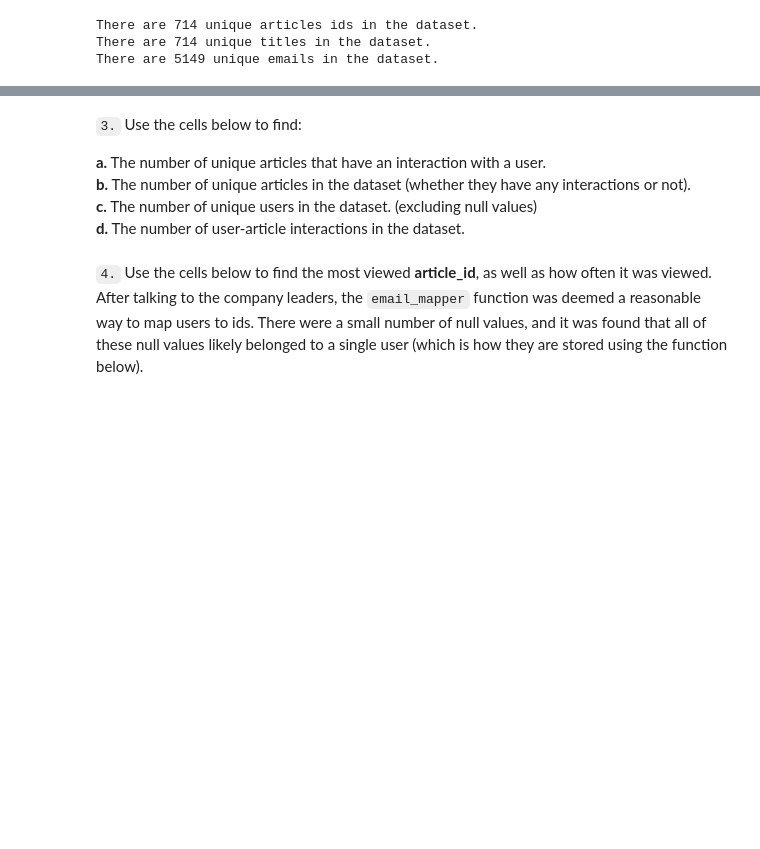
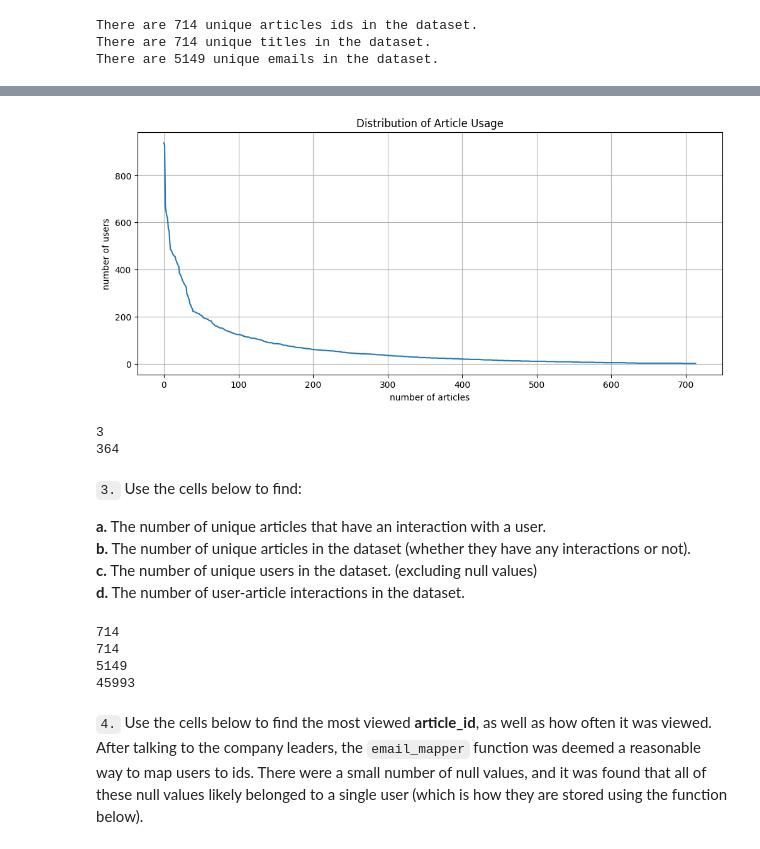
Before and after one commit to maxtschochner/dsnd-recommendation-systems-project, a Jupyter notebook: starter/Recommendations_with_IBM.ipynb, the cells around one changed output, grey strips where cells are left out. Cells and saved outputs as stored; diff of their text form; code cells hidden in the pictures; blank space fills up the shorter version.

```diff
--- a/starter/Recommendations_with_IBM.ipynb
+++ b/starter/Recommendations_with_IBM.ipynb
@@ -130,0 +137,6 @@ Text(0, 0.5, 'Number of Articles')
+# %%
+# Create a plot of the number of times each article was read
+
+article_read_count = df.groupby('article_id')['email'].count()
+article_read_count = article_read_count.sort_values(ascending=False)
+article_read_count.head()
@@ -131,7 +151,10 @@ Text(0, 0.5, 'Number of Articles')
 # %%
-# Create a plot of the number of articles read by each user
-
+fig, ax = plt.subplots(1,1, figsize=(12, 5))
+ax.plot(article_read_count.values)
 plt.xlabel('number of articles')
 plt.ylabel('number of users')
-plt.title('Number of Users Reading Articles')
+plt.title('Distribution of Article Usage')
+plt.grid()
 plt.show()
+# %% [output]
+[figure, added]
@@ -145,8 +161,13 @@ plt.show()
 # %%
 # Fill in the median and maximum number of user_article interactions below
 
-median_val =  # 50% of individuals interact with ____ number of articles or fewer.
-max_views_by_user =  # The maximum number of user-article interactions by any 1 user is ______.
+median_val =  int(user_article_counts.median())  # 50% of individuals interact with ____ number of articles or fewer.
+print(median_val)
+max_views_by_user =  int(user_by_article.sum(axis=1).max()) # The maximum number of user-article interactions by any 1 user is ______.
+print(max_views_by_user)
+# %% [output]
+3
+364
 # %% [markdown]
 `3.` Use the cells below to find:
 
@@ -155,10 +176,19 @@ max_views_by_user =  # The maximum number of user-article interactions by any 1
 **c.** The number of unique users in the dataset. (excluding null values) <br>
 **d.** The number of user-article interactions in the dataset.
 # %%
-unique_articles =  # The number of unique articles that have at least one interaction
-total_articles =  # The number of unique articles on the IBM platform
-unique_users =  # The number of unique users
-user_article_interactions =  # The number of user-article interactions
+unique_articles =  int((user_by_article.sum(axis=0)>0).sum()) # The number of unique articles that have at least one interaction
+print(unique_articles)
+total_articles =  int(len(df['article_id'].unique())) # The number of unique articles on the IBM platform
+print(total_articles)
+unique_users =  len(df['email'].unique()) # The number of unique users
+print(unique_users)
+user_article_interactions =  int(user_by_article.sum().sum()) # The number of user-article interactions
+print(user_article_interactions)
+# %% [output]
+714
+714
+5149
+45993
 # %% [markdown]
 `4.` Use the cells below to find the most viewed **article_id**, as well as how often it was viewed.  After talking to the company leaders, the `email_mapper` function was deemed a reasonable way to map users to ids.  There were a small number of null values, and it was found that all of these null values likely belonged to a single user (which is how they are stored using the function below).
 # %%
```
Also changed, not shown: parts of 22 cells of this notebook.
